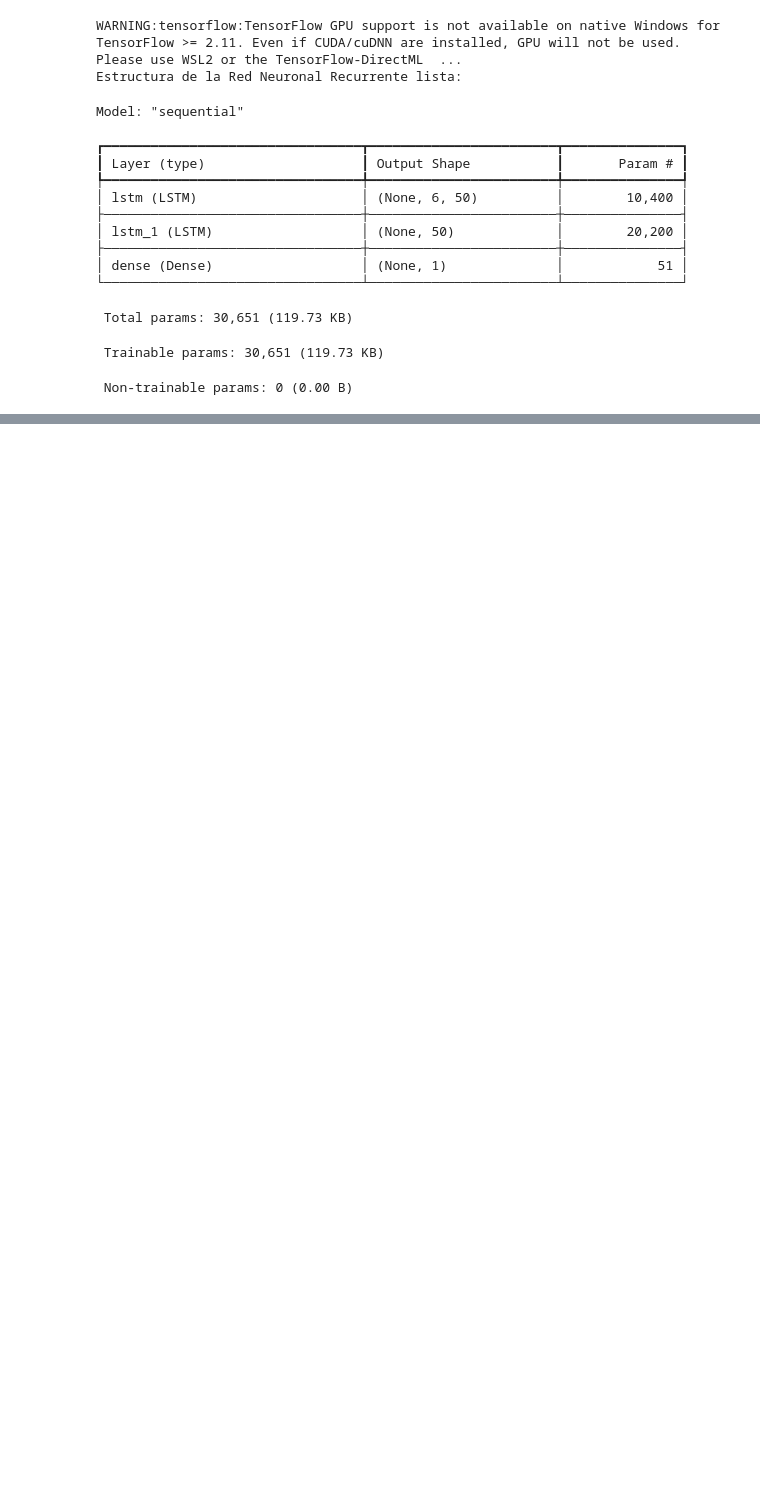
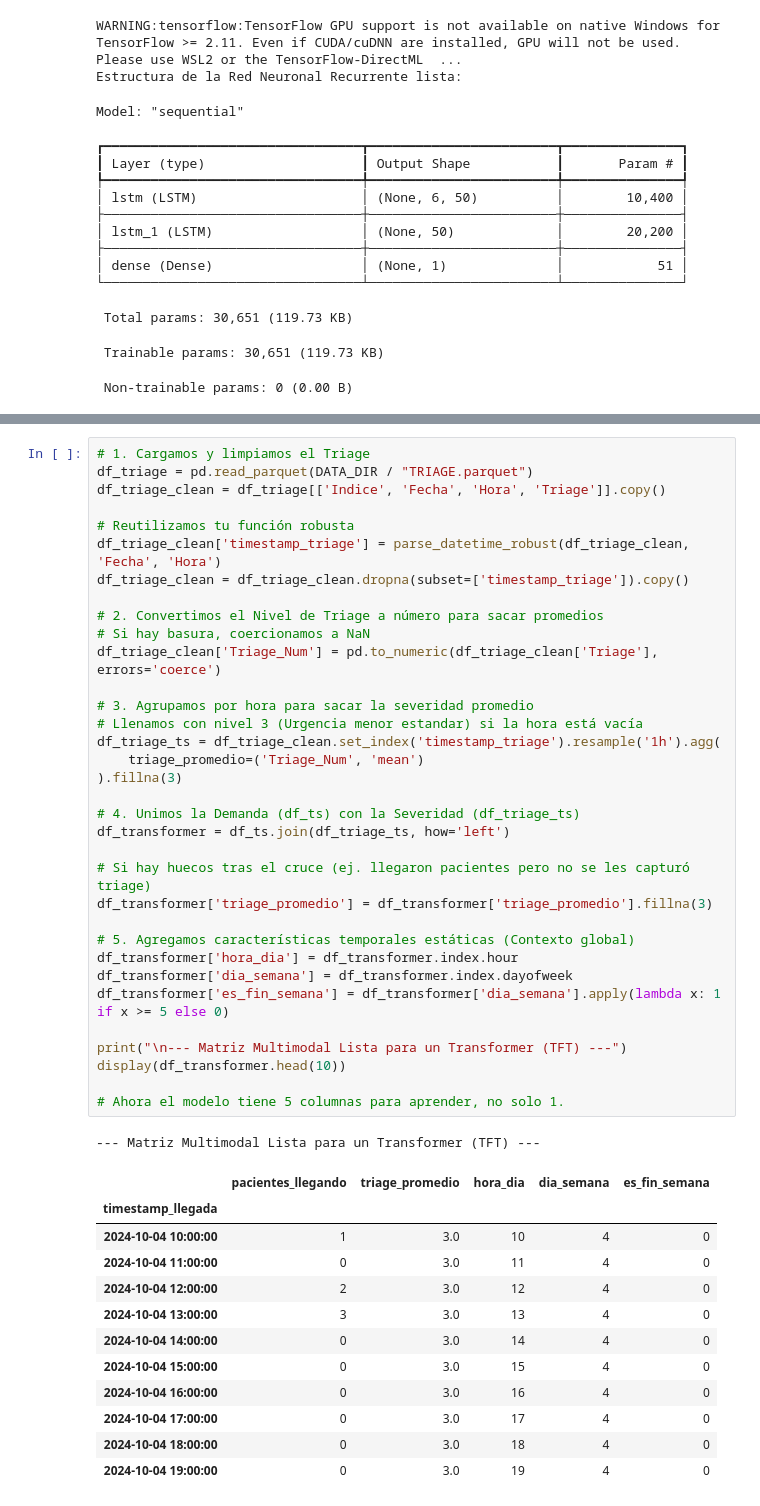
Before and after one commit to rpribau/tca-reto, a Jupyter notebook: notebooks/01_eda_his05_timeseries.ipynb, the cells around one changed output, grey strips where cells are left out. Saved outputs shown, nothing was run; the diff lists cells and outputs as text; blank space fills up the shorter version.

Commit message:
feat. TODO: Finish Transformer

```diff
--- a/notebooks/01_eda_his05_timeseries.ipynb
+++ b/notebooks/01_eda_his05_timeseries.ipynb
@@ -378,0 +401,48 @@ print(f"\n-> MAE LSTM: {mae_lstm:.2f} pacientes por hora de error promedio")
+# %%
+# 1. Cargamos y limpiamos el Triage
+df_triage = pd.read_parquet(DATA_DIR / "TRIAGE.parquet")
+df_triage_clean = df_triage[['Indice', 'Fecha', 'Hora', 'Triage']].copy()
+
+# Reutilizamos tu función robusta
+df_triage_clean['timestamp_triage'] = parse_datetime_robust(df_triage_clean, 'Fecha', 'Hora')
+df_triage_clean = df_triage_clean.dropna(subset=['timestamp_triage']).copy()
+
+# 2. Convertimos el Nivel de Triage a número para sacar promedios
+# Si hay basura, coercionamos a NaN
+df_triage_clean['Triage_Num'] = pd.to_numeric(df_triage_clean['Triage'], errors='coerce')
+
+# 3. Agrupamos por hora para sacar la severidad promedio
+# Llenamos con nivel 3 (Urgencia menor estandar) si la hora está vacía
+df_triage_ts = df_triage_clean.set_index('timestamp_triage').resample('1h').agg(
+    triage_promedio=('Triage_Num', 'mean')
+).fillna(3)
+
+# 4. Unimos la Demanda (df_ts) con la Severidad (df_triage_ts)
+df_transformer = df_ts.join(df_triage_ts, how='left')
+
+# Si hay huecos tras el cruce (ej. llegaron pacientes pero no se les capturó triage)
+df_transformer['triage_promedio'] = df_transformer['triage_promedio'].fillna(3)
+
+# 5. Agregamos características temporales estáticas (Contexto global)
+df_transformer['hora_dia'] = df_transformer.index.hour
+df_transformer['dia_semana'] = df_transformer.index.dayofweek
+df_transformer['es_fin_semana'] = df_transformer['dia_semana'].apply(lambda x: 1 if x >= 5 else 0)
+
+print("\n--- Matriz Multimodal Lista para un Transformer (TFT) ---")
+display(df_transformer.head(10))
+
+# Ahora el modelo tiene 5 columnas para aprender, no solo 1.
+# %% [output]
+--- Matriz Multimodal Lista para un Transformer (TFT) ---
+|  | pacientes_llegando | triage_promedio | hora_dia | dia_semana | es_fin_semana |
+| timestamp_llegada |  |  |  |  |  |
+| 2024-10-04 10:00:00 | 1 | 3.0 | 10 | 4 | 0 |
+| 2024-10-04 11:00:00 | 0 | 3.0 | 11 | 4 | 0 |
+| 2024-10-04 12:00:00 | 2 | 3.0 | 12 | 4 | 0 |
+| 2024-10-04 13:00:00 | 3 | 3.0 | 13 | 4 | 0 |
+| 2024-10-04 14:00:00 | 0 | 3.0 | 14 | 4 | 0 |
+| 2024-10-04 15:00:00 | 0 | 3.0 | 15 | 4 | 0 |
+| 2024-10-04 16:00:00 | 0 | 3.0 | 16 | 4 | 0 |
+| 2024-10-04 17:00:00 | 0 | 3.0 | 17 | 4 | 0 |
+| 2024-10-04 18:00:00 | 0 | 3.0 | 18 | 4 | 0 |
+| 2024-10-04 19:00:00 | 0 | 3.0 | 19 | 4 | 0 |
```
Also changed, not shown: parts of 12 cells of this notebook, 7 other files.
